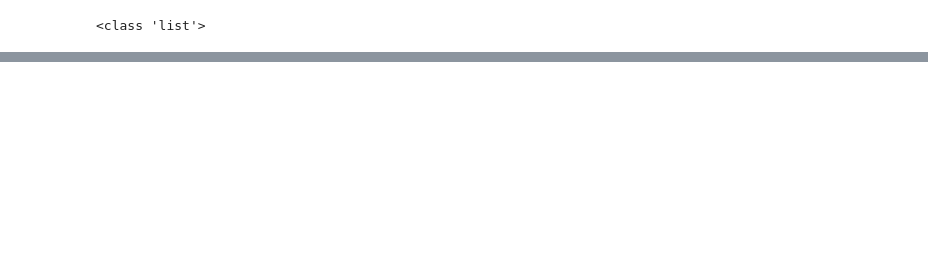
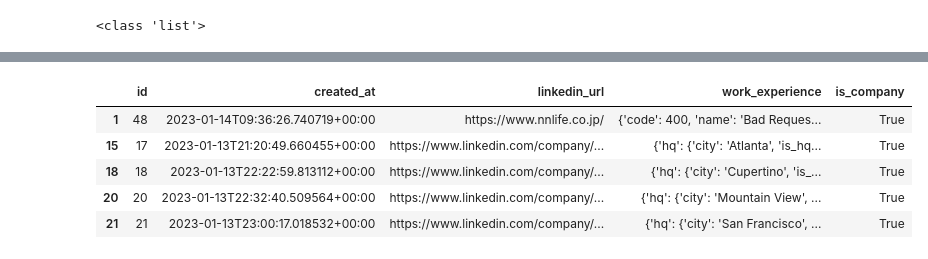
Before and after one commit to nicholascarlin/li-ai, a Jupyter notebook: py-data/company_migration.ipynb, the cells around one changed output, grey strips where cells are left out. Drawn from its saved outputs; the diff is of its cells as text; code cells hidden in the pictures; blank space fills up the shorter version.

```diff
--- a/py-data/company_migration.ipynb
+++ b/py-data/company_migration.ipynb
@@ -65,5 +61,14 @@ df.head()
 # %%
 # df_company = df[df['is_company'] == True]
+# %%
+df_company.head()
+# %% [output]
+|  | id | created_at | linkedin_url | work_experience | is_company |
+| 1 | 48 | 2023-01-14T09:36:26.740719+00:00 | https://www.nnlife.co.jp/ | {'code': 400, 'name': 'Bad Reques... | True |
+| 15 | 17 | 2023-01-13T21:20:49.660455+00:00 | https://www.linkedin.com/company/... | {'hq': {'city': 'Atlanta', 'is_hq... | True |
+| 18 | 18 | 2023-01-13T22:22:59.813112+00:00 | https://www.linkedin.com/company/... | {'hq': {'city': 'Cupertino', 'is_... | True |
+| 20 | 20 | 2023-01-13T22:32:40.509564+00:00 | https://www.linkedin.com/company/... | {'hq': {'city': 'Mountain View', ... | True |
+| 21 | 21 | 2023-01-13T23:00:17.018532+00:00 | https://www.linkedin.com/company/... | {'hq': {'city': 'San Francisco', ... | True |
 # %%
 # user_list = df_user.T.to_dict().values()
 # %%
```
Also changed, not shown: parts of 15 cells of this notebook, 3 other files.
